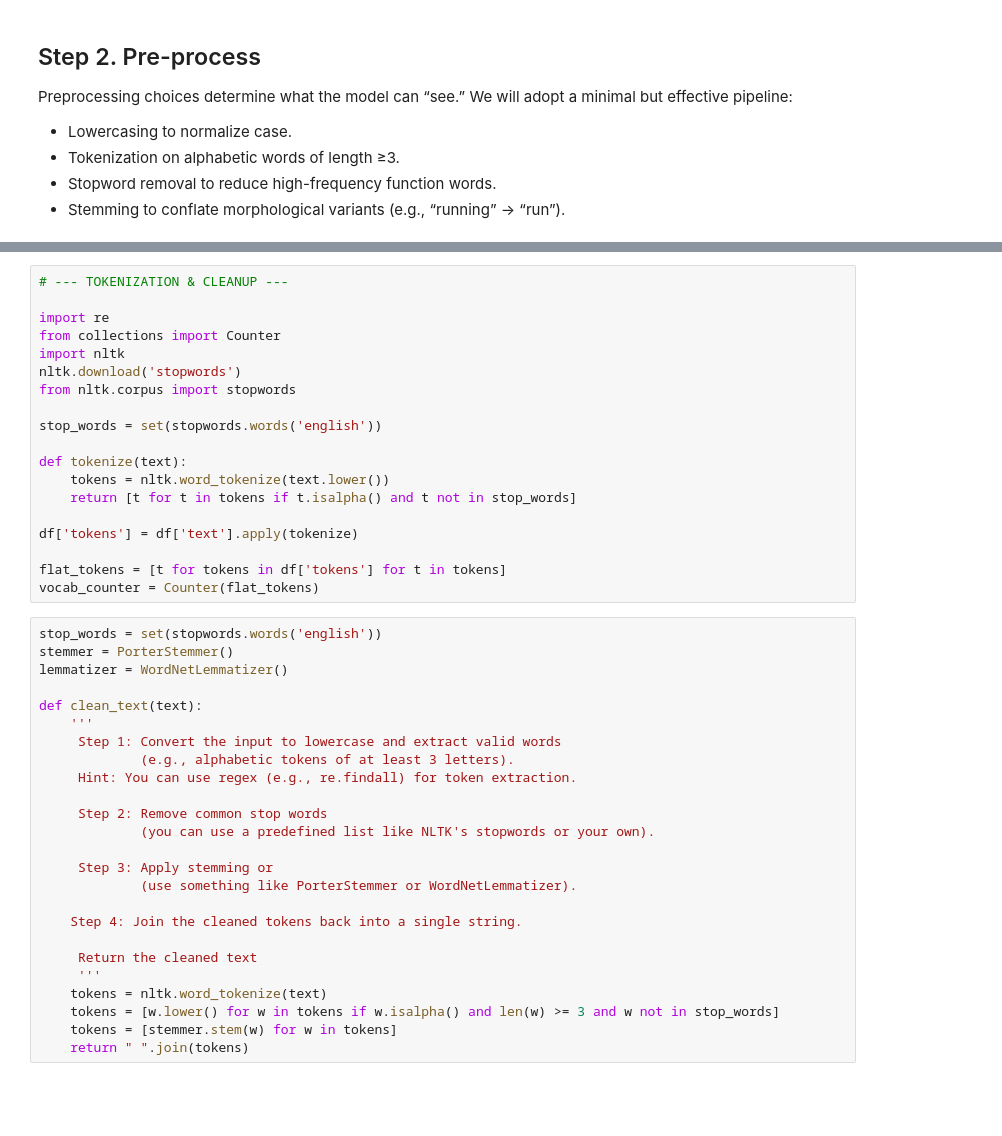
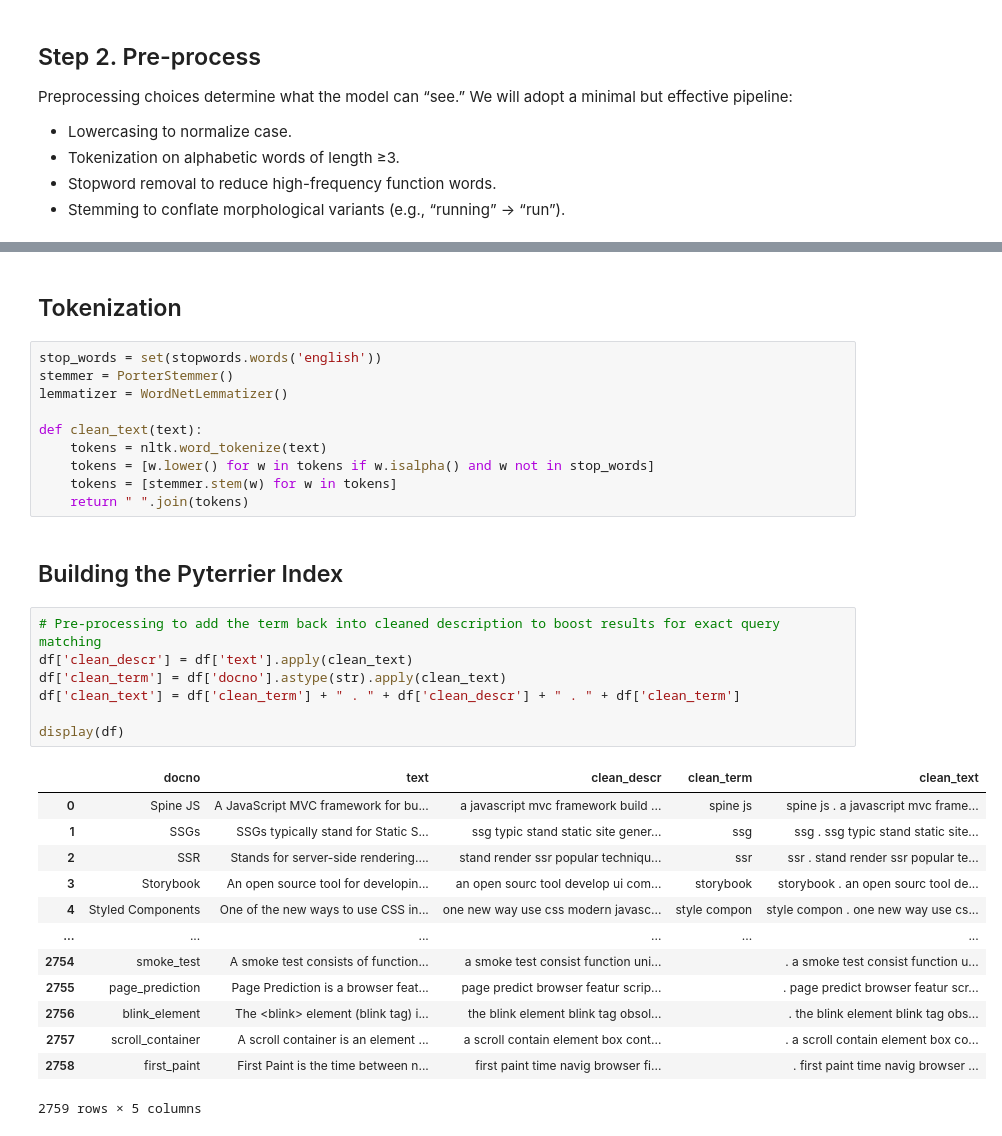
Before and after one commit to laurakhot/TechGlossary, a Jupyter notebook: Parse_glossary.ipynb, the cells around one changed output, grey strips where cells are left out. Saved outputs shown, nothing was run; the diff lists cells and outputs as text; blank space fills up the shorter version.

```diff
--- a/Parse_glossary.ipynb
+++ b/Parse_glossary.ipynb
@@ -226,44 +361,35 @@ Preprocessing choices determine what the model can “see.” We will adopt a mi
-# %%
-# --- TOKENIZATION & CLEANUP ---
-
-import re
-from collections import Counter
-import nltk
-nltk.download('stopwords')
-from nltk.corpus import stopwords
-
-stop_words = set(stopwords.words('english'))
-
-def tokenize(text):
-    tokens = nltk.word_tokenize(text.lower())
-    return [t for t in tokens if t.isalpha() and t not in stop_words]
-
-df['tokens'] = df['text'].apply(tokenize)
-
-flat_tokens = [t for tokens in df['tokens'] for t in tokens]
-vocab_counter = Counter(flat_tokens)
-# %%
-stop_words = set(stopwords.words('english'))
-stemmer = PorterStemmer()
-lemmatizer = WordNetLemmatizer()
-
-def clean_text(text):
-    '''
-     Step 1: Convert the input to lowercase and extract valid words
-             (e.g., alphabetic tokens of at least 3 letters).
-     Hint: You can use regex (e.g., re.findall) for token extraction.
-
-     Step 2: Remove common stop words
-             (you can use a predefined list like NLTK's stopwords or your own).
-
-     Step 3: Apply stemming or
-             (use something like PorterStemmer or WordNetLemmatizer).
-
-    Step 4: Join the cleaned tokens back into a single string.
-
-     Return the cleaned text
-     '''
-    tokens = nltk.word_tokenize(text)
-    tokens = [w.lower() for w in tokens if w.isalpha() and len(w) >= 3 and w not in stop_words]
-    tokens = [stemmer.stem(w) for w in tokens]
-    return " ".join(tokens)
+# %% [markdown]
+## Tokenization
+# %%
+stop_words = set(stopwords.words('english'))
+stemmer = PorterStemmer()
+lemmatizer = WordNetLemmatizer()
+
+def clean_text(text):
+    tokens = nltk.word_tokenize(text)
+    tokens = [w.lower() for w in tokens if w.isalpha() and w not in stop_words]
+    tokens = [stemmer.stem(w) for w in tokens]
+    return " ".join(tokens)
+# %% [markdown]
+## Building the Pyterrier Index
+# %%
+# Pre-processing to add the term back into cleaned description to boost results for exact query matching
+df['clean_descr'] = df['text'].apply(clean_text)
+df['clean_term'] = df['docno'].astype(str).apply(clean_text)
+df['clean_text'] = df['clean_term'] + " . " + df['clean_descr'] + " . " + df['clean_term']
+
+display(df)
+# %% [output]
+|  | docno | text | clean_descr | clean_term | clean_text |
+| 0 | Spine JS | A JavaScript MVC framework for bu... | a javascript mvc framework build ... | spine js | spine js . a javascript mvc frame... |
+| 1 | SSGs | SSGs typically stand for Static S... | ssg typic stand static site gener... | ssg | ssg . ssg typic stand static site... |
+| 2 | SSR | Stands for server-side rendering.... | stand render ssr popular techniqu... | ssr | ssr . stand render ssr popular te... |
+| 3 | Storybook | An open source tool for developin... | an open sourc tool develop ui com... | storybook | storybook . an open sourc tool de... |
+| 4 | Styled Components | One of the new ways to use CSS in... | one new way use css modern javasc... | style compon | style compon . one new way use cs... |
+| ... | ... | ... | ... | ... | ... |
+| 2754 | smoke_test | A smoke test consists of function... | a smoke test consist function uni... |  | . a smoke test consist function u... |
+| 2755 | page_prediction | Page Prediction is a browser feat... | page predict browser featur scrip... |  | . page predict browser featur scr... |
+| 2756 | blink_element | The <blink> element (blink tag) i... | the blink element blink tag obsol... |  | . the blink element blink tag obs... |
+| 2757 | scroll_container | A scroll container is an element ... | a scroll contain element box cont... |  | . a scroll contain element box co... |
+| 2758 | first_paint | First Paint is the time between n... | first paint time navig browser fi... |  | . first paint time navig browser ... |
+2759 rows × 5 columns
```
Also changed, not shown: parts of 39 cells of this notebook.
